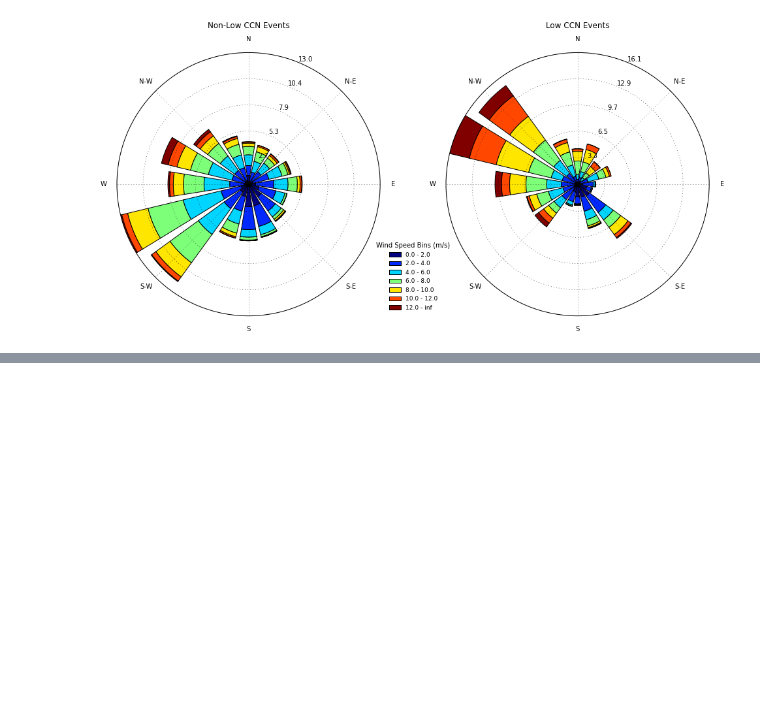
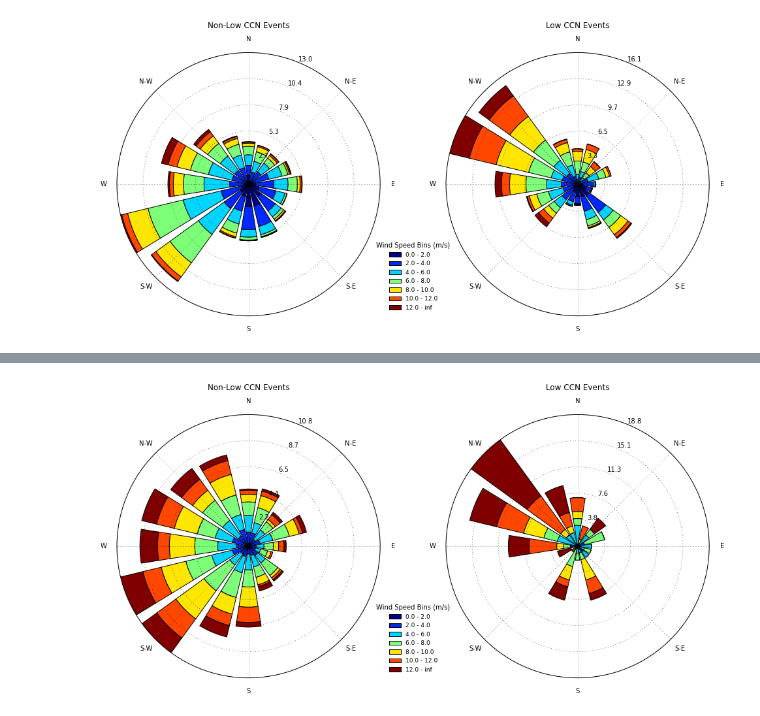
Before and after one commit to jstemmler/notebooks, a Jupyter notebook: ENA/ENA Summary.ipynb, the cells around one changed output, grey strips where cells are left out. Saved outputs shown, nothing was run; the diff lists cells and outputs as text; code cells hidden in the pictures; blank space fills up the shorter version.

```diff
--- a/ENA/ENA Summary.ipynb
+++ b/ENA/ENA Summary.ipynb
@@ -26,6 +21,9 @@ settings = {
     'ss': 'SS',
     'how': 'mean'
 }
+
+ena_latlon = {'lat': 39.0911,
+              'lon': -28.0297}
 # %%
 data_directory = os.path.join(os.getenv("HOME"), 'Research', 'data', 'ENA')
 
@@ -39,6 +37,10 @@ met_h5file = os.path.join(met_directory, 'enamet.h5')
 has_met_directory = os.path.isdir(met_directory)
 has_met_h5file = os.path.isfile(met_h5file)
 
+ecmwf_directory = os.path.join(data_directory, 'ecmwf')
+ecmwf_file = os.path.join(ecmwf_directory, 'ena_ecmwf_surface.nc')
+has_ecmwf_file = os.path.isfile(ecmwf_file)
+
 print("""\
 DATA Parent Directory: {}
 
@@ -49,9 +51,13 @@ CCN Data Directory: {}
 MET Data Directory: {}
     Directory Exists ==>  {}
     HDF5 File Found  ==>  {}
+
+ECMWF Data File: {}
+    netCDF File Found ==> {}
 """.format(data_directory,
            ccn_directory, has_ccn_directory, has_ccn_h5file,
-           met_directory, has_met_directory, has_met_h5file)
+           met_directory, has_met_directory, has_met_h5file,
+           ecmwf_file, has_ecmwf_file)
 )
 # %% [output]
 DATA Parent Directory: /Users/jstemm/Research/data/ENA
@@ -152,0 +166,20 @@ wrfig = tbx.low_ccn_tools.grouped_rose(MET_GROUPS)
+# %%
+if has_ecmwf_file:
+    u10 = tbx.fileIO.pick_ecmwf_point(ecmwf_file, 'u10',
+                                      at=CCN_EVENTS.resampled.index.to_pydatetime(),
+                                      LAT = ena_latlon['lat'],
+                                      LON = ena_latlon['lon'])
+    v10 = tbx.fileIO.pick_ecmwf_point(ecmwf_file, 'v10',
+                                      at=CCN_EVENTS.resampled.index.to_pydatetime(),
+                                      LAT = ena_latlon['lat'],
+                                      LON = ena_latlon['lon'])
+
+ECMWF_WINDS = pd.DataFrame({'u10': u10, 'v10': v10,
+                            'deg': tbx.tools.uv2deg(u10, v10),
+                            'spd': tbx.tools.uv2spd(u10, v10)},
+                           index=CCN_EVENTS.resampled.index)
+
+ECMWF_WIND_GROUPS = tbx.low_ccn_tools.group_events(ECMWF_WINDS, CCN_EVENTS)
+ecmwfrose = tbx.low_ccn_tools.grouped_rose(ECMWF_WIND_GROUPS, deg='deg', spd='spd')
+# %% [output]
+[figure, added]
```
Also changed, not shown: parts of 3 cells of this notebook.
